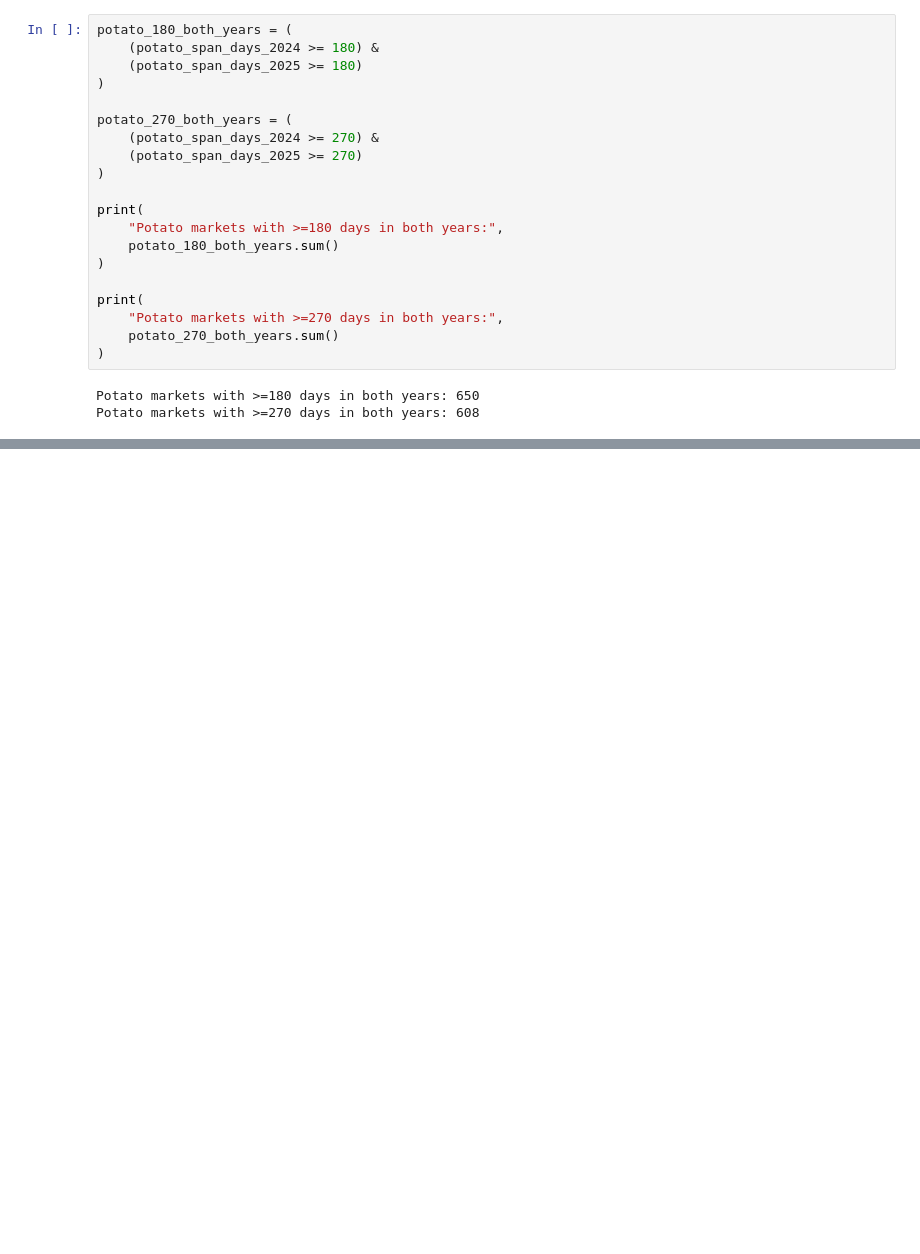
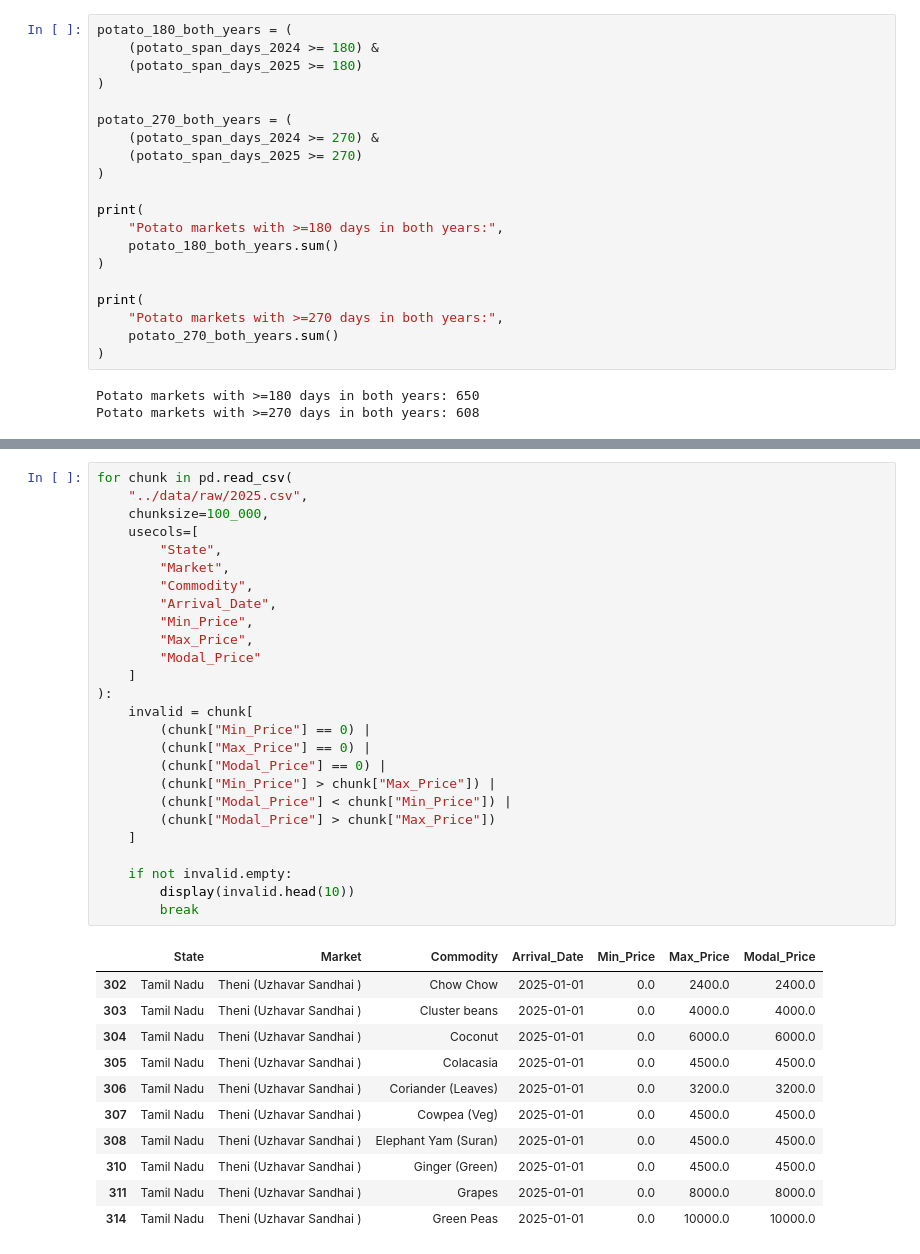
Before and after one commit to sayani-code/food-price-volatility-ml, a Jupyter notebook: notebooks/01_data_understanding.ipynb, the cells around one changed output, grey strips where cells are left out. Cells and saved outputs as stored; diff of their text form; blank space fills up the shorter version.

Commit message:
feat: clean target commodity price data

```diff
--- a/notebooks/01_data_understanding.ipynb
+++ b/notebooks/01_data_understanding.ipynb
@@ -1670,0 +1811,38 @@ Potato markets with >=270 days in both years: 608
+# %%
+for chunk in pd.read_csv(
+    "../data/raw/2025.csv",
+    chunksize=100_000,
+    usecols=[
+        "State",
+        "Market",
+        "Commodity",
+        "Arrival_Date",
+        "Min_Price",
+        "Max_Price",
+        "Modal_Price"
+    ]
+):
+    invalid = chunk[
+        (chunk["Min_Price"] == 0) |
+        (chunk["Max_Price"] == 0) |
+        (chunk["Modal_Price"] == 0) |
+        (chunk["Min_Price"] > chunk["Max_Price"]) |
+        (chunk["Modal_Price"] < chunk["Min_Price"]) |
+        (chunk["Modal_Price"] > chunk["Max_Price"])
+    ]
+
+    if not invalid.empty:
+        display(invalid.head(10))
+        break
+# %% [output]
+|  | State | Market | Commodity | Arrival_Date | Min_Price | Max_Price | Modal_Price |
+| 302 | Tamil Nadu | Theni (Uzhavar Sandhai ) | Chow Chow | 2025-01-01 | 0.0 | 2400.0 | 2400.0 |
+| 303 | Tamil Nadu | Theni (Uzhavar Sandhai ) | Cluster beans | 2025-01-01 | 0.0 | 4000.0 | 4000.0 |
+| 304 | Tamil Nadu | Theni (Uzhavar Sandhai ) | Coconut | 2025-01-01 | 0.0 | 6000.0 | 6000.0 |
+| 305 | Tamil Nadu | Theni (Uzhavar Sandhai ) | Colacasia | 2025-01-01 | 0.0 | 4500.0 | 4500.0 |
+| 306 | Tamil Nadu | Theni (Uzhavar Sandhai ) | Coriander (Leaves) | 2025-01-01 | 0.0 | 3200.0 | 3200.0 |
+| 307 | Tamil Nadu | Theni (Uzhavar Sandhai ) | Cowpea (Veg) | 2025-01-01 | 0.0 | 4500.0 | 4500.0 |
+| 308 | Tamil Nadu | Theni (Uzhavar Sandhai ) | Elephant Yam (Suran) | 2025-01-01 | 0.0 | 4500.0 | 4500.0 |
+| 310 | Tamil Nadu | Theni (Uzhavar Sandhai ) | Ginger (Green) | 2025-01-01 | 0.0 | 4500.0 | 4500.0 |
+| 311 | Tamil Nadu | Theni (Uzhavar Sandhai ) | Grapes | 2025-01-01 | 0.0 | 8000.0 | 8000.0 |
+| 314 | Tamil Nadu | Theni (Uzhavar Sandhai ) | Green Peas | 2025-01-01 | 0.0 | 10000.0 | 10000.0 |
```
Also changed, not shown: parts of 7 cells of this notebook.
